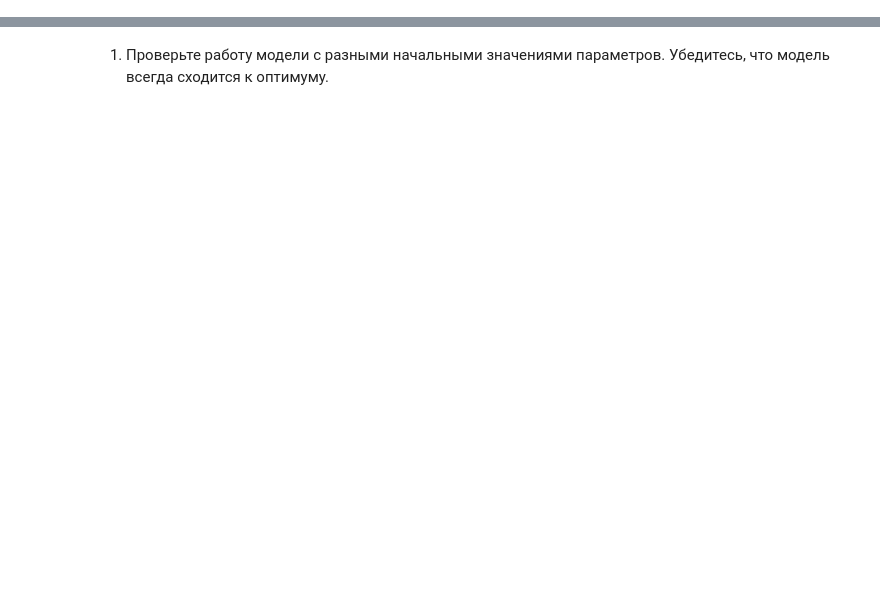
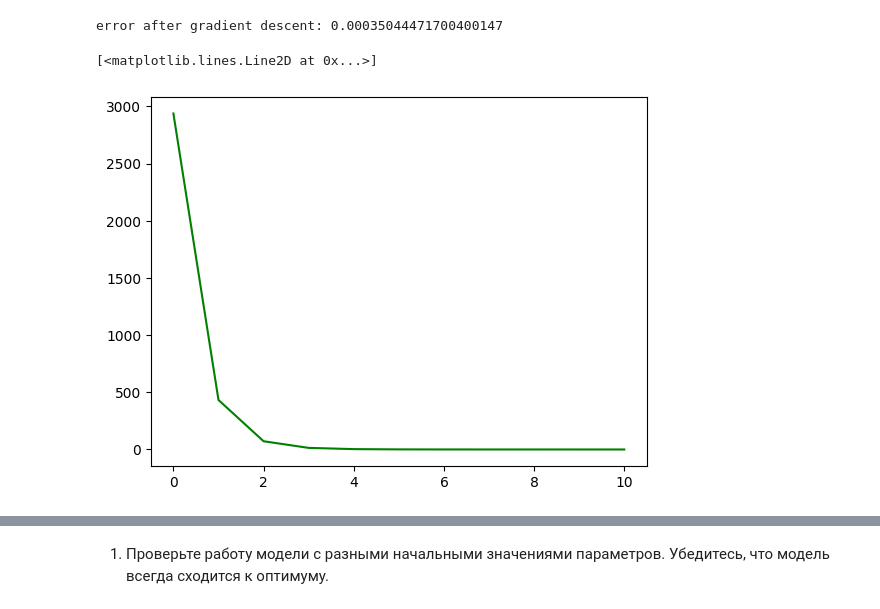
Before and after one commit to Plkhv/ML_course, a Jupyter notebook: ML1.1 linear regression/lab11.ipynb, the cells around one changed output, grey strips where cells are left out. Saved outputs shown, nothing was run; the diff lists cells and outputs as text; code cells hidden in the pictures; blank space fills up the shorter version.

```diff
--- a/ML1.1 linear regression/lab11.ipynb
+++ b/ML1.1 linear regression/lab11.ipynb
@@ -3,9 +13,5 @@ import numpy as np
 import pandas as pd
 import matplotlib.pyplot as plt
 # %%
-x = pd.read_csv('https://raw.githubusercontent.com/koroteevmv/ML_course/2023/ML1.1%20linear%20regression/data/x.csv')
-y = pd.read_csv('https://raw.githubusercontent.com/koroteevmv/ML_course/2023/ML1.1%20linear%20regression/data/y.csv')
-if isinstance(y, pd.DataFrame):
-    y = y.iloc[:, 1]
-if isinstance(x, pd.DataFrame):
-    x = x.iloc[:, 1]
+x = pd.read_csv('https://raw.githubusercontent.com/koroteevmv/ML_course/2023/ML1.1%20linear%20regression/data/x.csv', index_col=0)['0']
+y = pd.read_csv('https://raw.githubusercontent.com/koroteevmv/ML_course/2023/ML1.1%20linear%20regression/data/y.csv', index_col=0)['0']
@@ -25,0 +69,6 @@ plt.show()
+# %%
+hyp = Model()
+print(hyp.predict(0))
+print(hyp.predict(100))
+J = hyp.error(x, y)
+print("initial error:", J)
@@ -25,0 +88,13 @@ plt.show()
+# %%
+hyp.fit(x, y)
+J = hyp.error(x, y)
+print("error after gradient descent:", J)
+# %% [output]
+error after gradient descent: 0.00035044471700400147
+# %%
+hyp = Model()
+errors = hyp.fit(x, y)
+plt.plot(errors, 'g')
+# %% [output]
+[<matplotlib.lines.Line2D at 0x...>]
+[figure, added]
```
Also changed, not shown: parts of 18 cells of this notebook, 10 other files.
